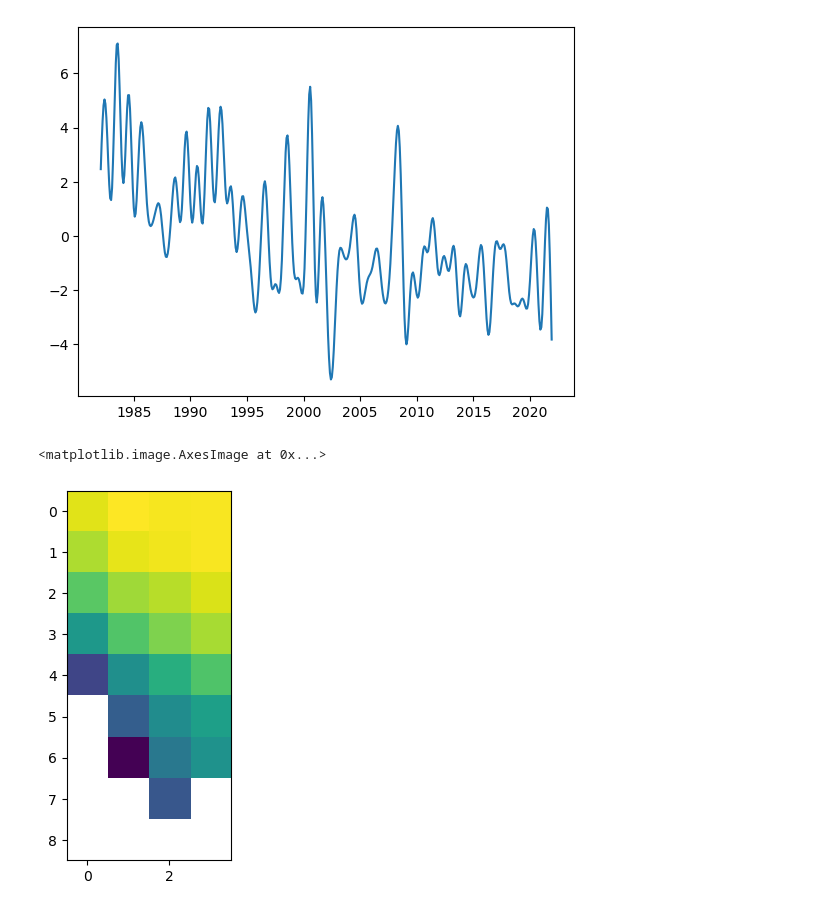
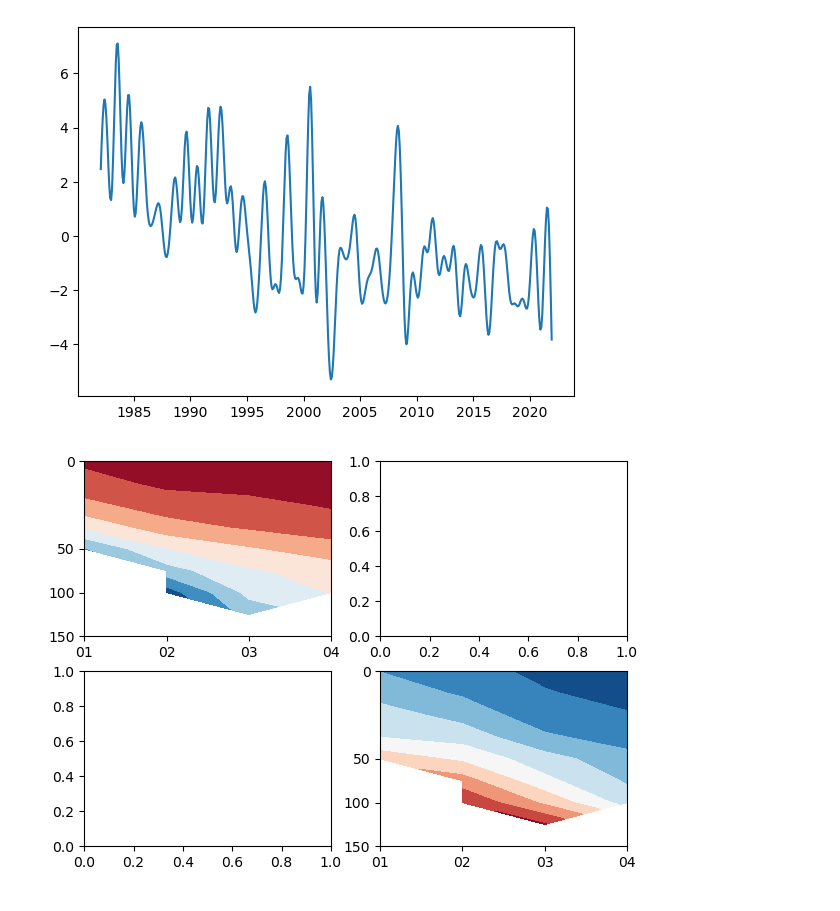
Before and after one commit to hyunwoolee1307/ksbcw, a Jupyter notebook: eof.ipynb, the cells around one changed output. Drawn from its saved outputs; the diff is of its cells as text; code cells hidden in the pictures.

```diff
--- a/eof.ipynb
+++ b/eof.ipynb
@@ -30,7 +30,13 @@ plt.plot(da.date.values, scores[2])
 [<matplotlib.lines.Line2D at 0x...>]
 [figure]
 # %%
-plt.imshow(comps[0, :, :])
+fig, axes = plt.subplots(2, 2, figsize=(7,5))
+for i, j in zip([0, 1], [0, 1]):
+    axes[i, j].contourf(comps[i, :, :], cmap='RdBu_r')
+    axes[i, j].set_yticks([0, 4, 6, 8])
+    axes[i, j].set_yticklabels([0, 50, 100, 150])
+    axes[i, j].set_xticks([0, 1, 2, 3])
+    axes[i, j].set_xticklabels(['01', '02', '03', '04'])
+    axes[i, j].invert_yaxis()
 # %% [output]
-<matplotlib.image.AxesImage at 0x...>
-[figure, old version]
+[figure, new version]
```
Also changed, not shown: parts of 2 cells of this notebook, 7 other files.
